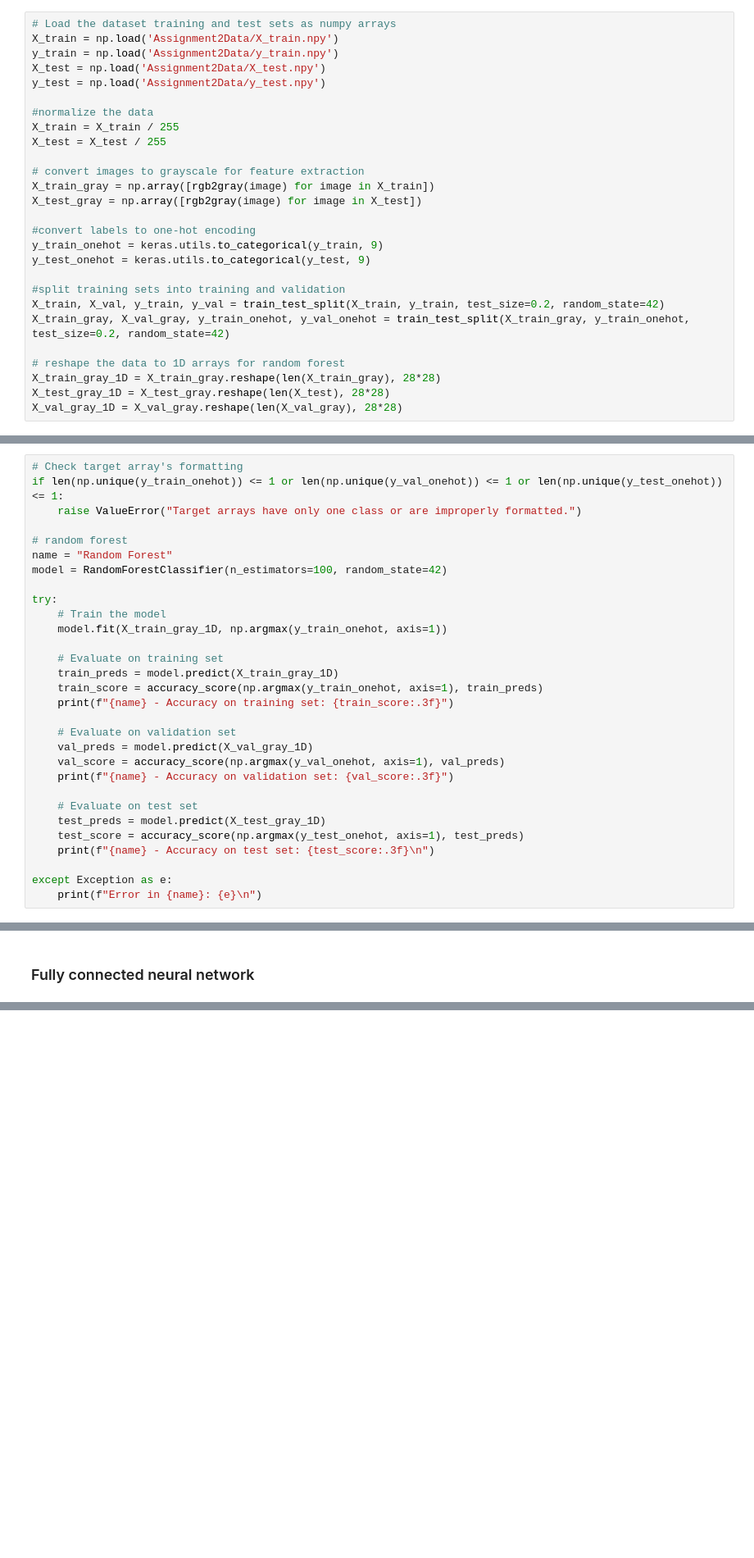
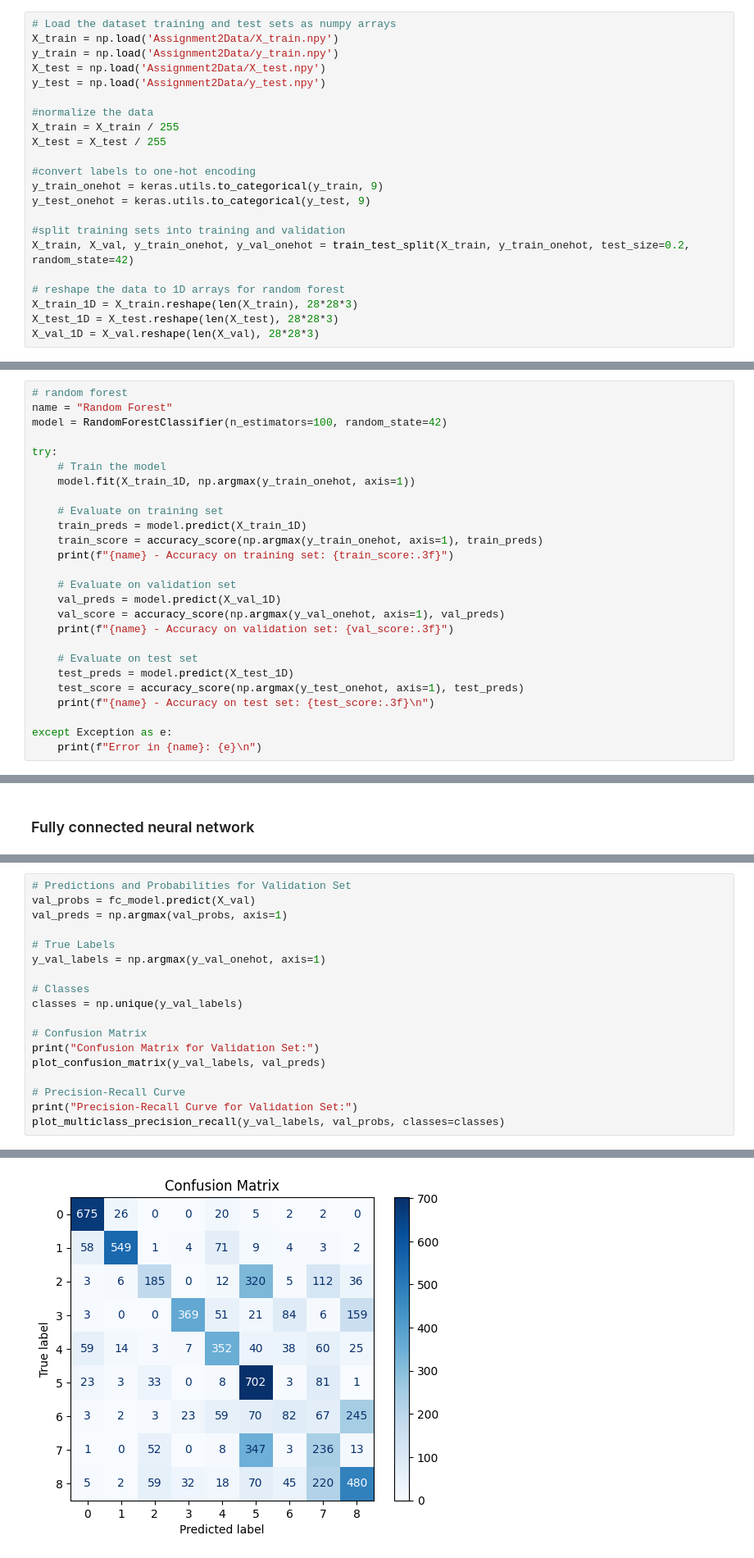
Before and after one commit to alexauren/comp5318, a Jupyter notebook: assignment-2/a2-code-550403876-540453036.ipynb, the cells around one changed output, grey strips where cells are left out. Shown at 82% size. Drawn from its saved outputs; the diff is of its cells as text; blank space fills up the shorter version.

```diff
--- a/assignment-2/a2-code-550403876-540453036.ipynb
+++ b/assignment-2/a2-code-550403876-540453036.ipynb
@@ -43,22 +46,17 @@ y_test = np.load('Assignment2Data/y_test.npy')
 X_train = X_train / 255
 X_test = X_test / 255
 
-# convert images to grayscale for feature extraction
-X_train_gray = np.array([rgb2gray(image) for image in X_train])
-X_test_gray = np.array([rgb2gray(image) for image in X_test])
-
 #convert labels to one-hot encoding
 y_train_onehot = keras.utils.to_categorical(y_train, 9)
 y_test_onehot = keras.utils.to_categorical(y_test, 9)
 
 #split training sets into training and validation
-X_train, X_val, y_train, y_val = train_test_split(X_train, y_train, test_size=0.2, random_state=42)
-X_train_gray, X_val_gray, y_train_onehot, y_val_onehot = train_test_split(X_train_gray, y_train_onehot, test_size=0.2, random_state=42)
+X_train, X_val, y_train_onehot, y_val_onehot = train_test_split(X_train, y_train_onehot, test_size=0.2, random_state=42)
 
 # reshape the data to 1D arrays for random forest
-X_train_gray_1D = X_train_gray.reshape(len(X_train_gray), 28*28)
-X_test_gray_1D = X_test_gray.reshape(len(X_test), 28*28)
-X_val_gray_1D = X_val_gray.reshape(len(X_val_gray), 28*28)
+X_train_1D = X_train.reshape(len(X_train), 28*28*3)
+X_test_1D = X_test.reshape(len(X_test), 28*28*3)
+X_val_1D = X_val.reshape(len(X_val), 28*28*3)
 # %% [markdown]
 ### Examples of preprocessed data
 Please print/display some examples of your preprocessed data here.
@@ -103,30 +97,26 @@ y_train_onehot examples: [[0. 0. 0. 0. 0. 1. 0. 0. 0.]
 # %% [markdown]
 ### Algorithm of choice from first six weeks of course
 # %%
-# Check target array's formatting
-if len(np.unique(y_train_onehot)) <= 1 or len(np.unique(y_val_onehot)) <= 1 or len(np.unique(y_test_onehot)) <= 1:
-    raise ValueError("Target arrays have only one class or are improperly formatted.")
-
 # random forest
 name = "Random Forest"
 model = RandomForestClassifier(n_estimators=100, random_state=42)
 
 try:
     # Train the model
-    model.fit(X_train_gray_1D, np.argmax(y_train_onehot, axis=1))
+    model.fit(X_train_1D, np.argmax(y_train_onehot, axis=1))
 
     # Evaluate on training set
-    train_preds = model.predict(X_train_gray_1D)
+    train_preds = model.predict(X_train_1D)
     train_score = accuracy_score(np.argmax(y_train_onehot, axis=1), train_preds)
     print(f"{name} - Accuracy on training set: {train_score:.3f}")
 
     # Evaluate on validation set
-    val_preds = model.predict(X_val_gray_1D)
+    val_preds = model.predict(X_val_1D)
     val_score = accuracy_score(np.argmax(y_val_onehot, axis=1), val_preds)
     print(f"{name} - Accuracy on validation set: {val_score:.3f}")
 
     # Evaluate on test set
-    test_preds = model.predict(X_test_gray_1D)
+    test_preds = model.predict(X_test_1D)
     test_score = accuracy_score(np.argmax(y_test_onehot, axis=1), test_preds)
     print(f"{name} - Accuracy on test set: {test_score:.3f}\n")
 
@@ -569,0 +647,19 @@ Test Accuracy: 0.5900
+# %%
+# Predictions and Probabilities for Validation Set
+val_probs = fc_model.predict(X_val)
+val_preds = np.argmax(val_probs, axis=1)
+
+# True Labels
+y_val_labels = np.argmax(y_val_onehot, axis=1)
+
+# Classes
+classes = np.unique(y_val_labels)
+
+# Confusion Matrix
+print("Confusion Matrix for Validation Set:")
+plot_confusion_matrix(y_val_labels, val_preds)
+
+# Precision-Recall Curve
+print("Precision-Recall Curve for Validation Set:")
+plot_multiclass_precision_recall(y_val_labels, val_probs, classes=classes)
+# %% [output]
@@ -569,0 +668 @@ Test Accuracy: 0.5900
+[figure, added]
```
Also changed, not shown: parts of 16 cells of this notebook, 1 other file.
